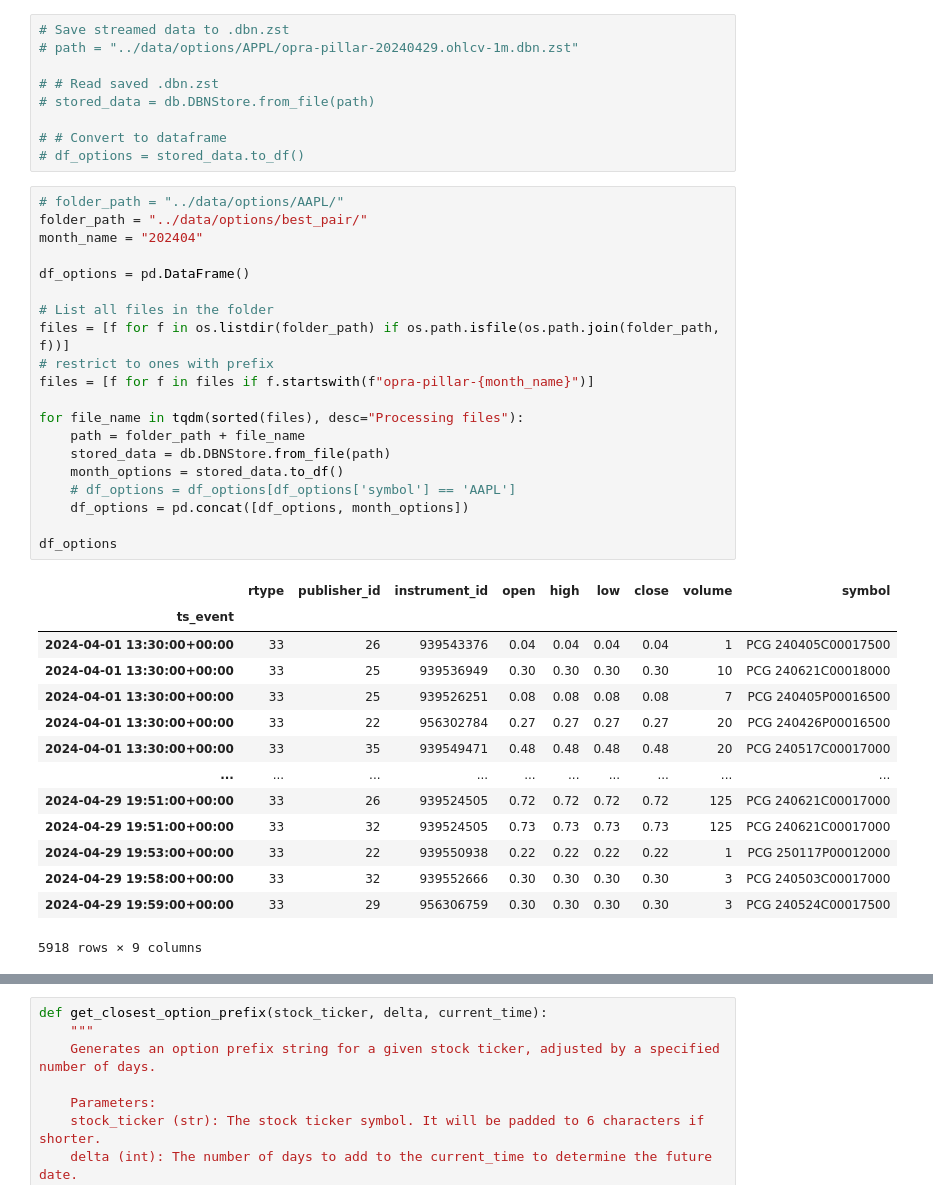
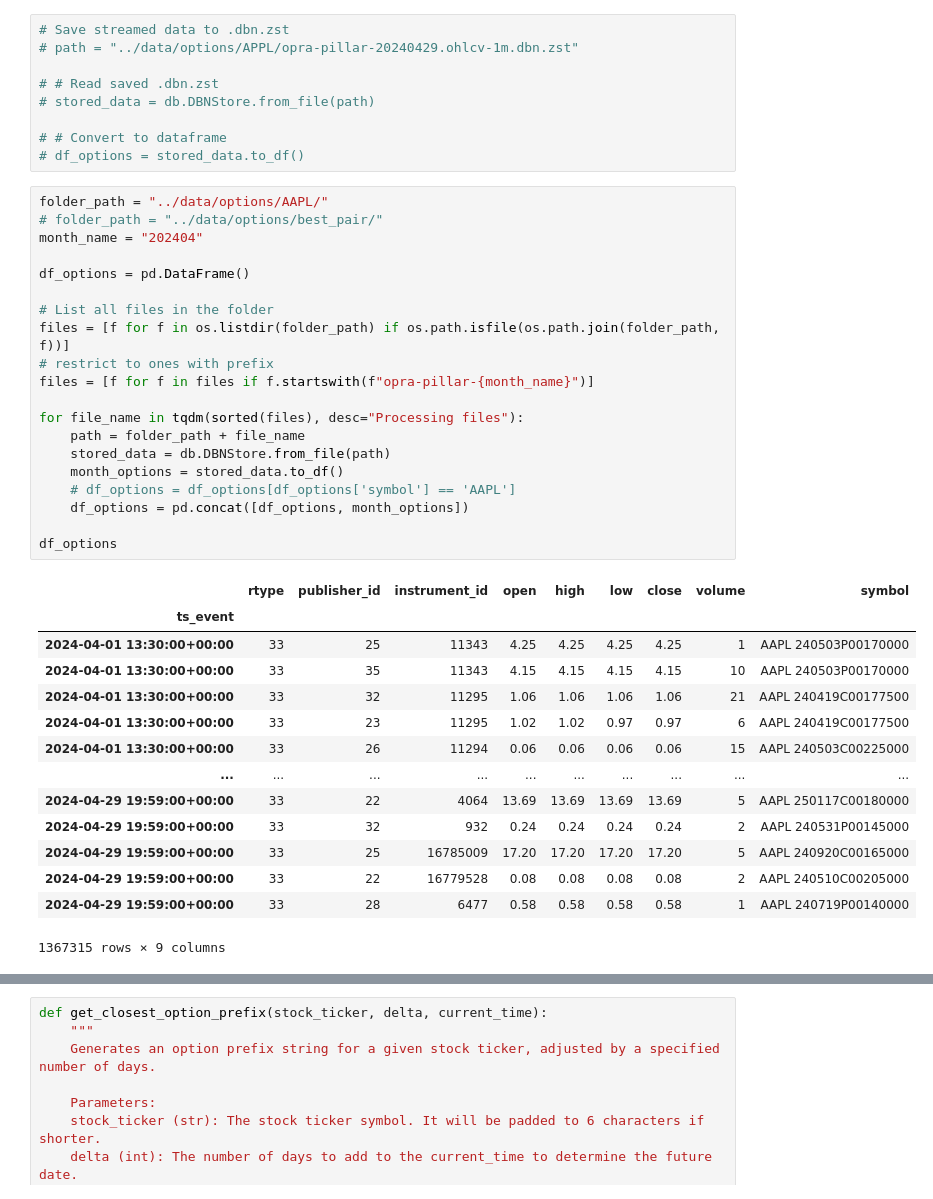
Before and after one commit to niallkehoe/mse244, a Jupyter notebook: backtest/backtest.ipynb, the cells around one changed output, grey strips where cells are left out. Drawn from its saved outputs; the diff is of its cells as text.

```diff
--- a/backtest/backtest.ipynb
+++ b/backtest/backtest.ipynb
@@ -58,40 +58,40 @@ df.head(20)
 # # Convert to dataframe
 # df_options = stored_data.to_df()
 # %%
-# folder_path = "../data/options/AAPL/"
-folder_path = "../data/options/best_pair/"
+folder_path = "../data/options/AAPL/"
+# folder_path = "../data/options/best_pair/"
 month_name = "202404"
 
 df_options = pd.DataFrame()
 
 # List all files in the folder
 files = [f for f in os.listdir(folder_path) if os.path.isfile(os.path.join(folder_path, f))]
 # restrict to ones with prefix
 files = [f for f in files if f.startswith(f"opra-pillar-{month_name}")]
 
 for file_name in tqdm(sorted(files), desc="Processing files"):
     path = folder_path + file_name
     stored_data = db.DBNStore.from_file(path)
     month_options = stored_data.to_df()
     # df_options = df_options[df_options['symbol'] == 'AAPL']
     df_options = pd.concat([df_options, month_options])
 
 df_options
 # %% [output]
 |  | rtype | publisher_id | instrument_id | open | high | low | close | volume | symbol |
 | ts_event |  |  |  |  |  |  |  |  |  |
-| 2024-04-01 13:30:00+00:00 | 33 | 26 | 939543376 | 0.04 | 0.04 | 0.04 | 0.04 | 1 | PCG 240405C00017500 |
-| 2024-04-01 13:30:00+00:00 | 33 | 25 | 939536949 | 0.30 | 0.30 | 0.30 | 0.30 | 10 | PCG 240621C00018000 |
-| 2024-04-01 13:30:00+00:00 | 33 | 25 | 939526251 | 0.08 | 0.08 | 0.08 | 0.08 | 7 | PCG 240405P00016500 |
-| 2024-04-01 13:30:00+00:00 | 33 | 22 | 956302784 | 0.27 | 0.27 | 0.27 | 0.27 | 20 | PCG 240426P00016500 |
-| 2024-04-01 13:30:00+00:00 | 33 | 35 | 939549471 | 0.48 | 0.48 | 0.48 | 0.48 | 20 | PCG 240517C00017000 |
+| 2024-04-01 13:30:00+00:00 | 33 | 25 | 11343 | 4.25 | 4.25 | 4.25 | 4.25 | 1 | AAPL 240503P00170000 |
+| 2024-04-01 13:30:00+00:00 | 33 | 35 | 11343 | 4.15 | 4.15 | 4.15 | 4.15 | 10 | AAPL 240503P00170000 |
+| 2024-04-01 13:30:00+00:00 | 33 | 32 | 11295 | 1.06 | 1.06 | 1.06 | 1.06 | 21 | AAPL 240419C00177500 |
+| 2024-04-01 13:30:00+00:00 | 33 | 23 | 11295 | 1.02 | 1.02 | 0.97 | 0.97 | 6 | AAPL 240419C00177500 |
+| 2024-04-01 13:30:00+00:00 | 33 | 26 | 11294 | 0.06 | 0.06 | 0.06 | 0.06 | 15 | AAPL 240503C00225000 |
 | ... | ... | ... | ... | ... | ... | ... | ... | ... | ... |
-| 2024-04-29 19:51:00+00:00 | 33 | 26 | 939524505 | 0.72 | 0.72 | 0.72 | 0.72 | 125 | PCG 240621C00017000 |
-| 2024-04-29 19:51:00+00:00 | 33 | 32 | 939524505 | 0.73 | 0.73 | 0.73 | 0.73 | 125 | PCG 240621C00017000 |
-| 2024-04-29 19:53:00+00:00 | 33 | 22 | 939550938 | 0.22 | 0.22 | 0.22 | 0.22 | 1 | PCG 250117P00012000 |
-| 2024-04-29 19:58:00+00:00 | 33 | 32 | 939552666 | 0.30 | 0.30 | 0.30 | 0.30 | 3 | PCG 240503C00017000 |
-| 2024-04-29 19:59:00+00:00 | 33 | 29 | 956306759 | 0.30 | 0.30 | 0.30 | 0.30 | 3 | PCG 240524C00017500 |
+| 2024-04-29 19:59:00+00:00 | 33 | 22 | 4064 | 13.69 | 13.69 | 13.69 | 13.69 | 5 | AAPL 250117C00180000 |
+| 2024-04-29 19:59:00+00:00 | 33 | 32 | 932 | 0.24 | 0.24 | 0.24 | 0.24 | 2 | AAPL 240531P00145000 |
+| 2024-04-29 19:59:00+00:00 | 33 | 25 | 16785009 | 17.20 | 17.20 | 17.20 | 17.20 | 5 | AAPL 240920C00165000 |
+| 2024-04-29 19:59:00+00:00 | 33 | 22 | 16779528 | 0.08 | 0.08 | 0.08 | 0.08 | 2 | AAPL 240510C00205000 |
+| 2024-04-29 19:59:00+00:00 | 33 | 28 | 6477 | 0.58 | 0.58 | 0.58 | 0.58 | 1 | AAPL 240719P00140000 |
-5918 rows × 9 columns
+1367315 rows × 9 columns
 # %%
 # Group the DataFrame by 'ts_event' and 'symbol'
 grouped = df_options.groupby(['ts_event', 'symbol'])
```
Also changed, not shown: parts of 6 cells of this notebook, 6 other files.
